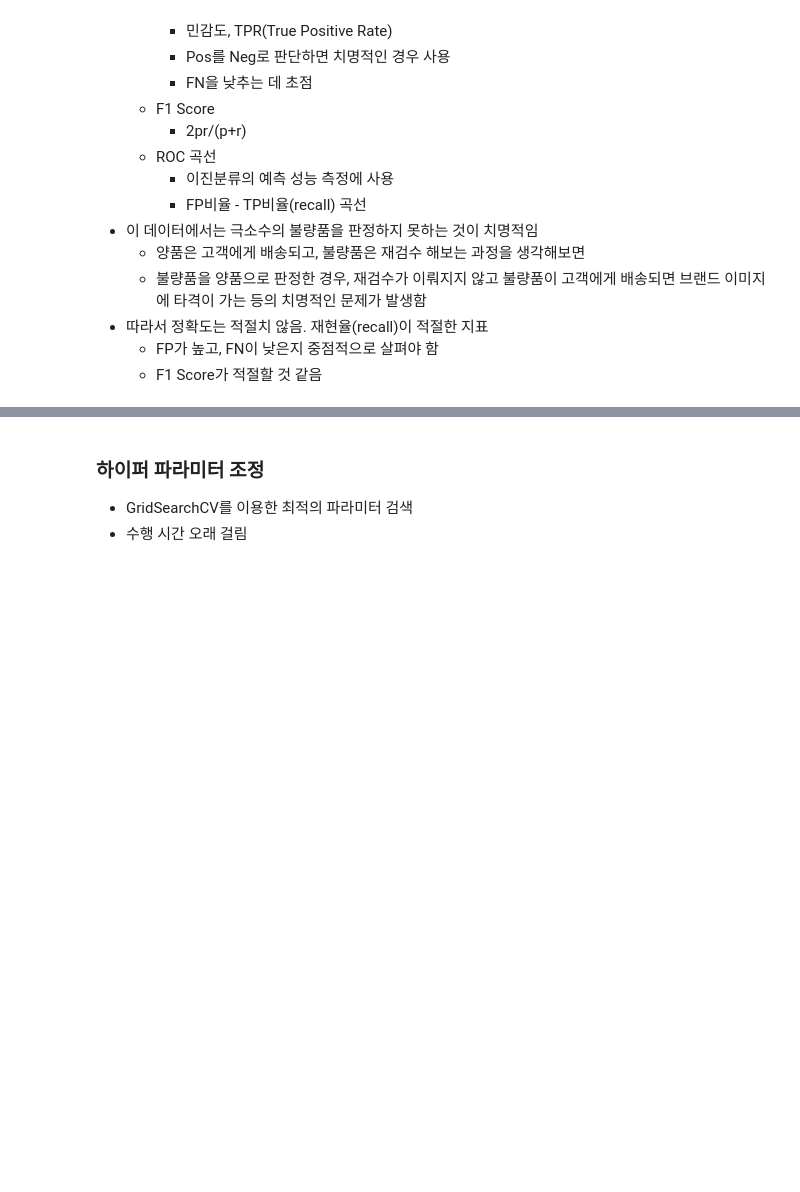
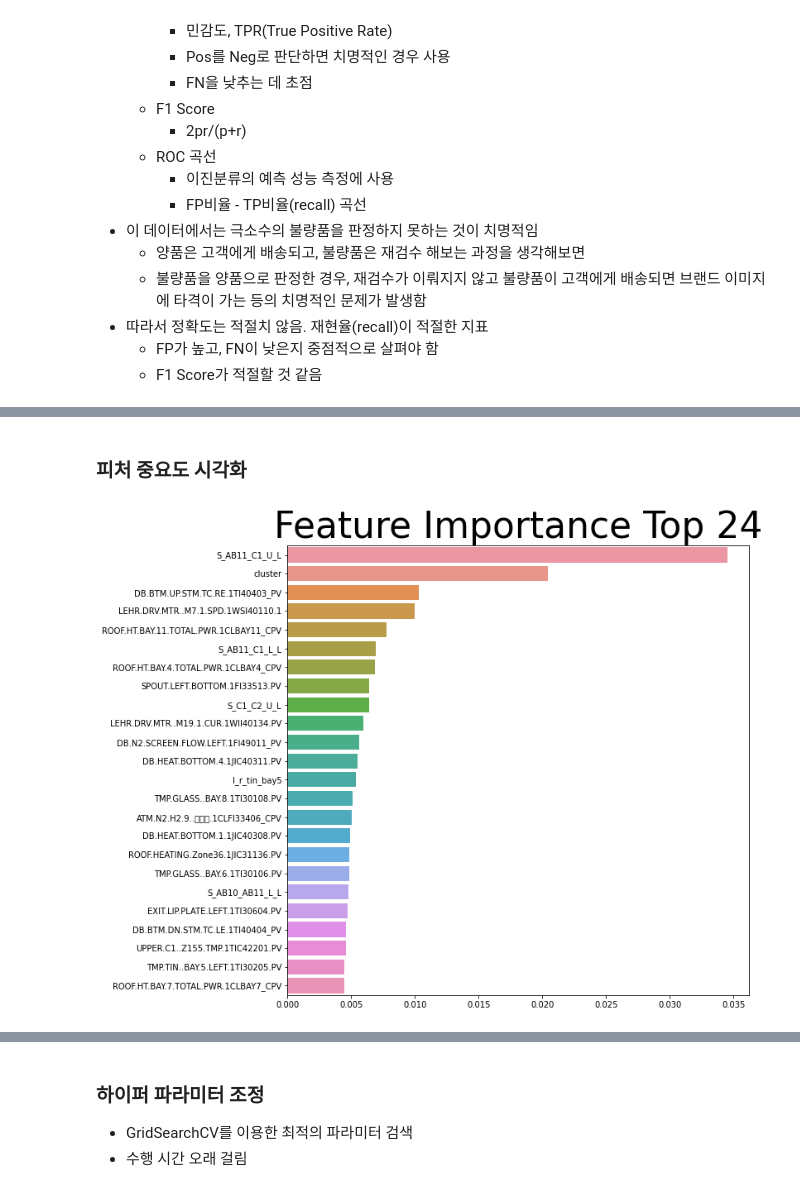
Before and after one commit to ammobam/Display_SensorData, a Jupyter notebook: 210812_ML_프로젝트_흐름총정리.ipynb, the cells around one changed output, grey strips where cells are left out. Saved outputs shown, nothing was run; the diff lists cells and outputs as text; code cells hidden in the pictures; blank space fills up the shorter version.

```diff
--- a/210812_ML_프로젝트_흐름총정리.ipynb
+++ b/210812_ML_프로젝트_흐름총정리.ipynb
@@ -631,7 +672,7 @@ print(y_test.shape)
 from xgboost import XGBClassifier
 
 xgb_wrapper = XGBClassifier(n_estimators = 400, learning_rate = 0.1, max_depth=7, subsample=0.6)
-xgb_wrapper.fit(X_train, y_train, early_stopping_rounds=100, eval_metric='error', eval_set=[(X_test, y_test)], verbose=True)
+xgb_model = xgb_wrapper.fit(X_train, y_train, early_stopping_rounds=100, eval_metric='error', eval_set=[(X_test, y_test)], verbose=True)
     # early_stopping_rounds : 100번 이상, 400번 이하로 훈련했을 때 모델 성능이 더이상 나아지지 않는 경우 stop
     ## 115번 째에서 loss 값이 가장 작았으며, 약 200회 정도만 수행해도 모델 성능이 충분히 개선됨
 
@@ -664,0 +708,7 @@ Will train until validation_0-error hasn't improved in 100 rounds.
+# %%
+# feature_importances_
+xgb_feature_important = xgb_model.feature_importances_
+
+ft_series = pd.Series(xgb_feature_important, index = fact_data_LRD.iloc[:, :-1].columns)
+ft_top24 = ft_series.sort_values(ascending=False)[:24]
+ft_top24
@@ -707,0 +783,10 @@ NameError: ignored
+# %% [markdown]
+### 피처 중요도 시각화
+# %%
+# 시각화
+plt.figure(figsize=(10,10))
+plt.title('Feature Importance Top 24')
+sns.barplot(x=ft_top24, y=ft_top24.index)
+plt.show()
+# %% [output]
+[figure, added]
```
Also changed, not shown: parts of 45 cells of this notebook.
